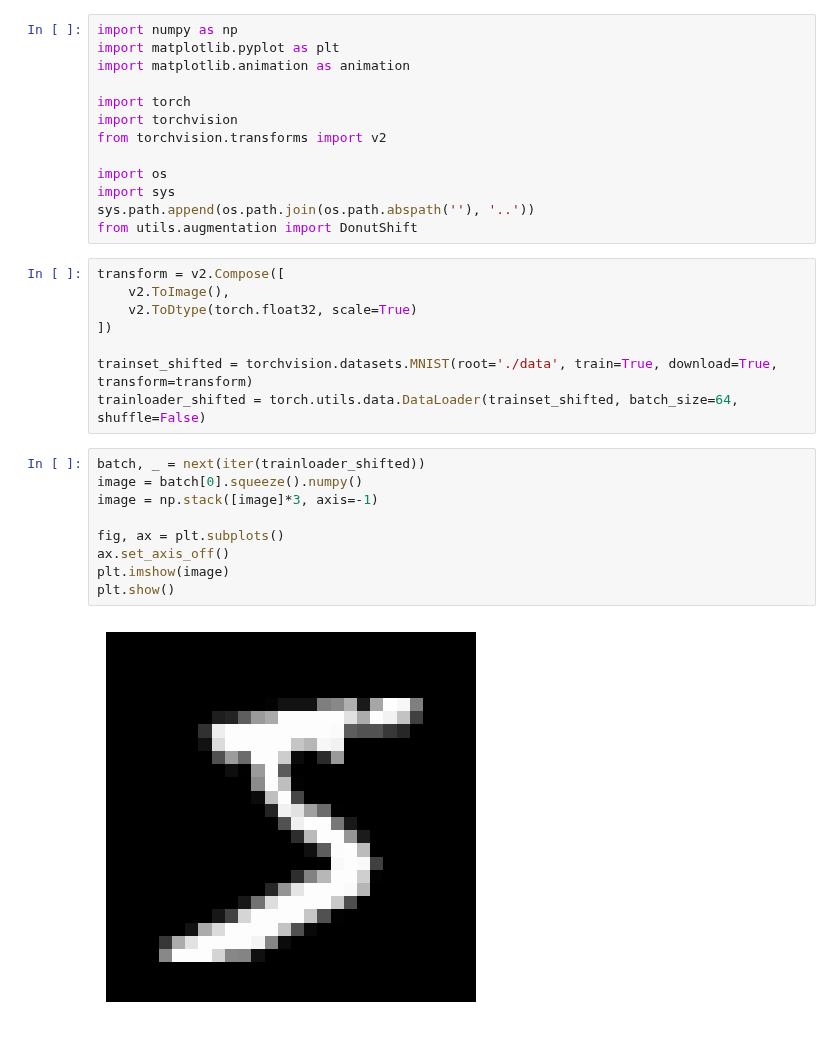
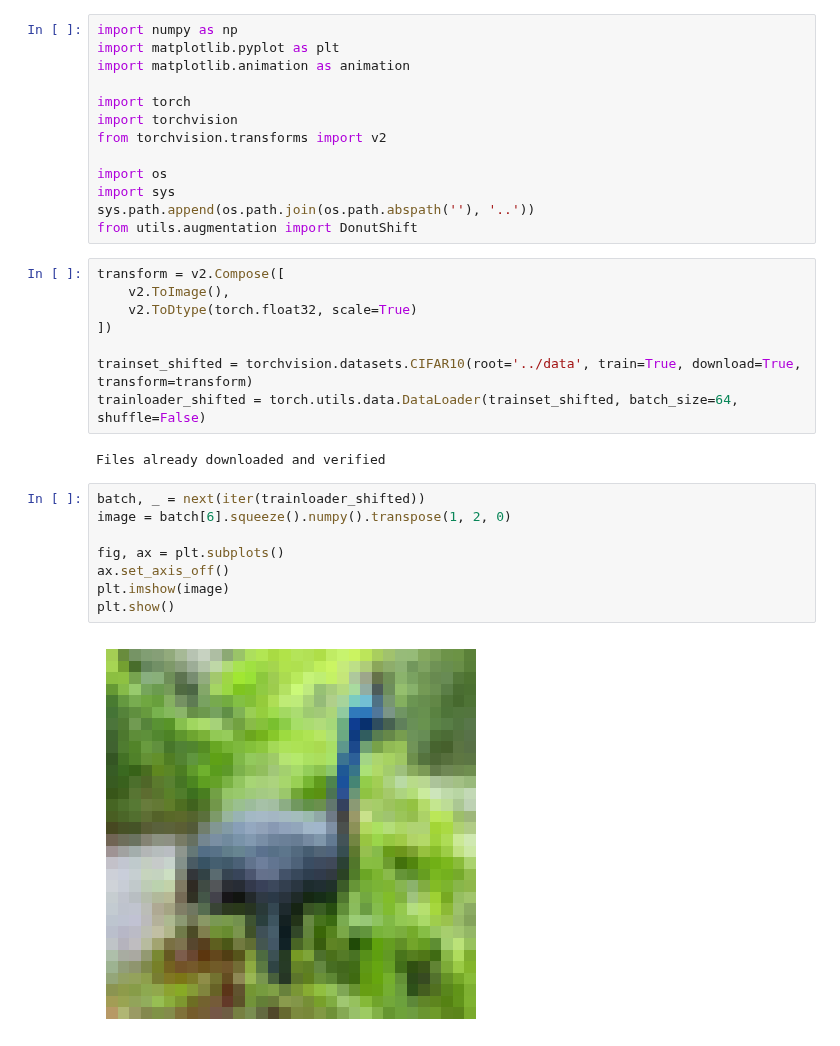
Before and after one commit to TimBerti/donut-augmentation, a Jupyter notebook: notebooks/donut.ipynb, the cells around one changed output. Drawn from its saved outputs; the diff is of its cells as text.

Commit message:
changes image

```diff
--- a/notebooks/donut.ipynb
+++ b/notebooks/donut.ipynb
@@ -17,19 +17,20 @@ transform = v2.Compose([
     v2.ToDtype(torch.float32, scale=True)
 ])
 
-trainset_shifted = torchvision.datasets.MNIST(root='./data', train=True, download=True, transform=transform)
+trainset_shifted = torchvision.datasets.CIFAR10(root='../data', train=True, download=True, transform=transform)
 trainloader_shifted = torch.utils.data.DataLoader(trainset_shifted, batch_size=64, shuffle=False)
+# %% [output]
+Files already downloaded and verified
 # %%
 batch, _ = next(iter(trainloader_shifted))
-image = batch[0].squeeze().numpy()
-image = np.stack([image]*3, axis=-1)
+image = batch[6].squeeze().numpy().transpose(1, 2, 0)
 
 fig, ax = plt.subplots()
 ax.set_axis_off()
 plt.imshow(image)
 plt.show()
 # %% [output]
-[figure, old version]
+[figure, new version]
 # %%
 shift_transform = v2.Compose([
     DonutShift(),
```
Also changed, not shown: parts of 3 cells of this notebook, 15 other files.
